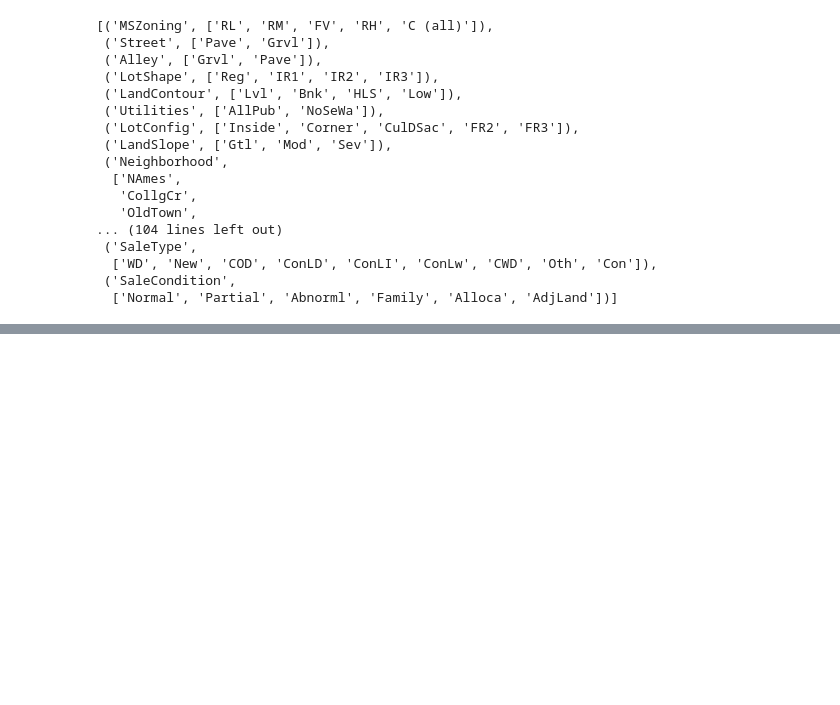
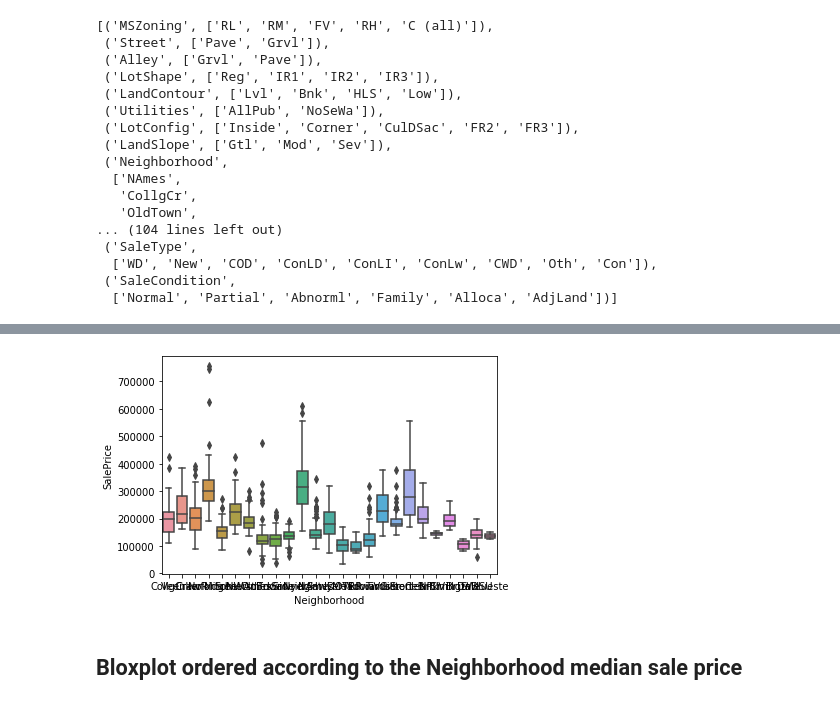
Before and after one commit to masaguaro/Data-Mining, a Jupyter notebook: house_price/rodo_proposal.ipynb, the cells around one changed output, grey strips where cells are left out. Drawn from its saved outputs; the diff is of its cells as text; code cells hidden in the pictures; blank space fills up the shorter version.

Commit message:
Ordered Boxplot according to Neighborhood

```diff
--- a/house_price/rodo_proposal.ipynb
+++ b/house_price/rodo_proposal.ipynb
@@ -158,0 +190,6 @@ False
+# %%
+sns.boxplot(x='Neighborhood', y='SalePrice', data=df_train);
+# %% [output]
+[figure, added]
+# %% [markdown]
+## Bloxplot ordered according to the Neighborhood median sale price
```
Also changed, not shown: parts of 31 cells of this notebook, 1 other file.
